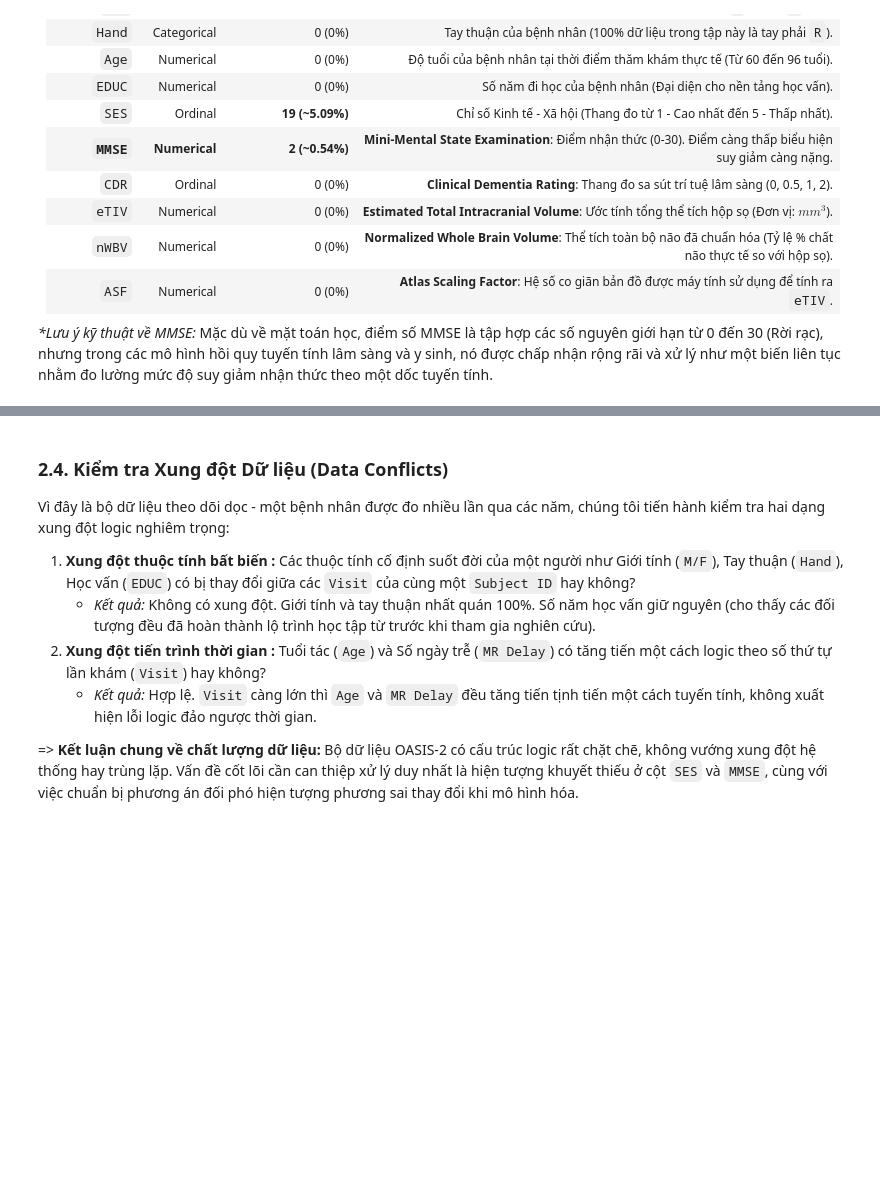
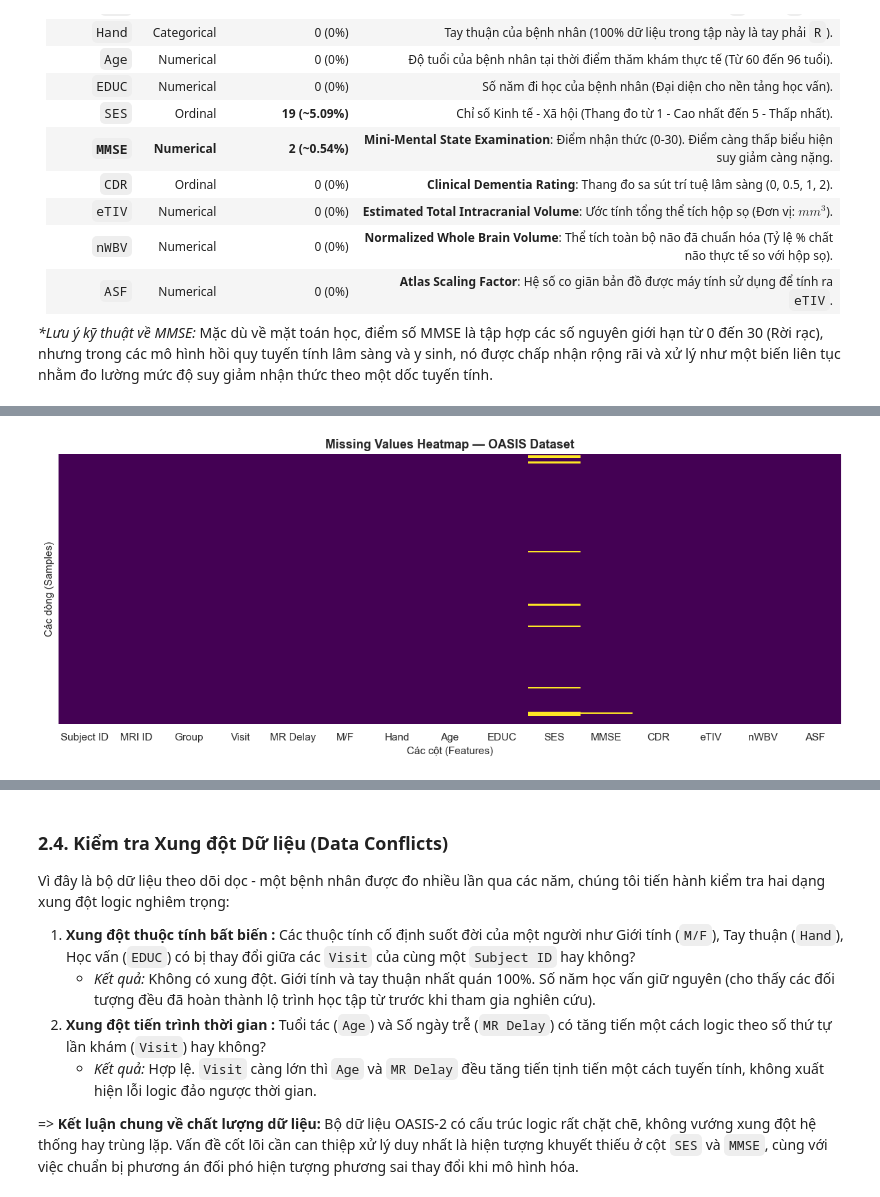
Before and after one commit to TanKhoiTV/blues-estimator-project, a Jupyter notebook: part2/part2_notebook.ipynb, the cells around one changed output, grey strips where cells are left out. Saved outputs shown, nothing was run; the diff lists cells and outputs as text; code cells hidden in the pictures; blank space fills up the shorter version.

```diff
--- a/part2/part2_notebook.ipynb
+++ b/part2/part2_notebook.ipynb
@@ -93,0 +46,25 @@ Sự chênh lệch mang tính bản chất sinh học này khiến biên độ s
+# %%
+import pandas as pd
+import matplotlib.pyplot as plt
+import seaborn as sns
+
+df = pd.read_csv('data/oasis_longitudinal.csv')
+
+fig, ax = plt.subplots(figsize=(12, 5))
+
+sns.heatmap(
+    df.isnull(),
+    cbar=False,
+    cmap='viridis',
+    yticklabels=False,
+    ax=ax
+)
+
+ax.set_title('Missing Values Heatmap — OASIS Dataset', fontsize=13, fontweight='bold')
+ax.set_xlabel('Các cột (Features)', fontsize=11)
+ax.set_ylabel('Các dòng (Samples)', fontsize=11)
+
+plt.tight_layout()
+plt.show()
+# %% [output]
+[figure, added]
```
Also changed, not shown: parts of 6 cells of this notebook, 1 other file.
